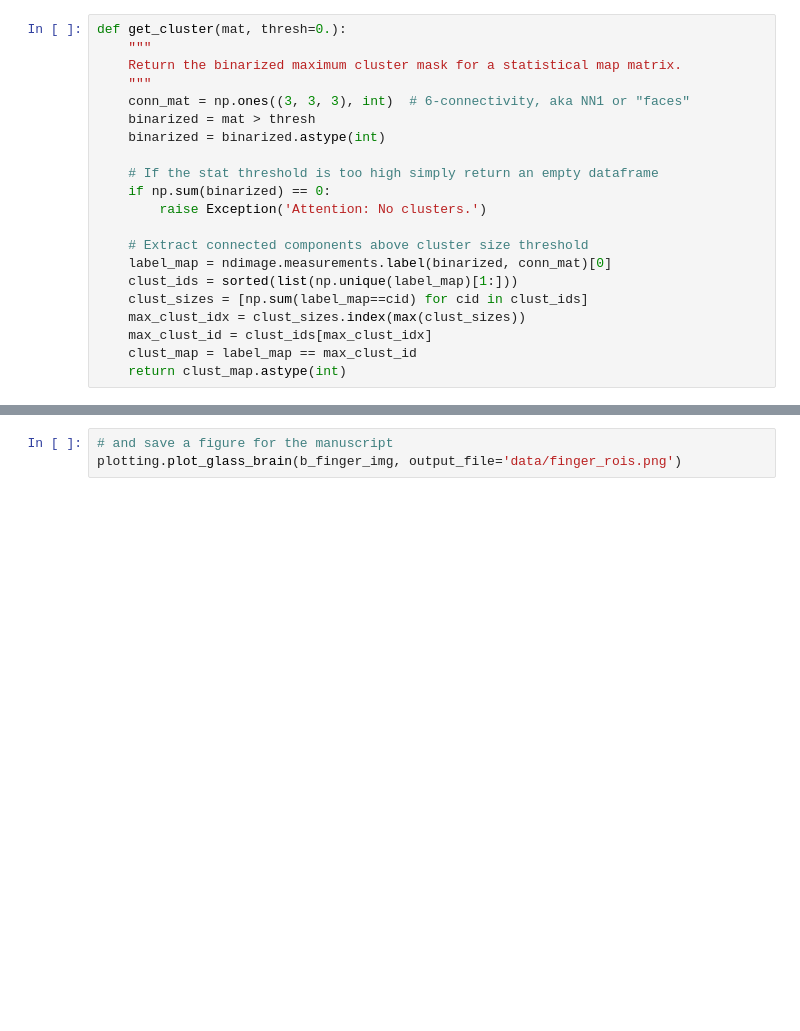
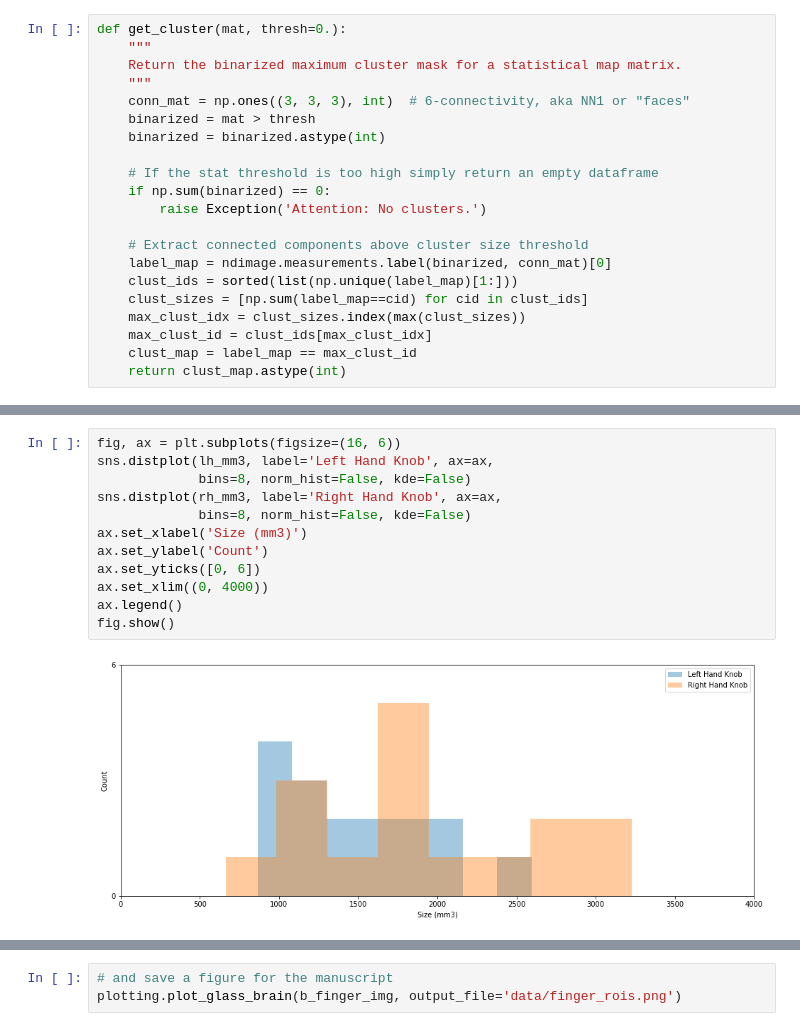
Before and after one commit to NBCLab/power-replication, a Jupyter notebook: experiment-3/make_fingertapping_ROIs.ipynb, the cells around one changed output, grey strips where cells are left out. Saved outputs shown, nothing was run; the diff lists cells and outputs as text; blank space fills up the shorter version.

```diff
--- a/experiment-3/make_fingertapping_ROIs.ipynb
+++ b/experiment-3/make_fingertapping_ROIs.ipynb
@@ -31,0 +63,14 @@ def get_cluster(mat, thresh=0.):
+# %%
+fig, ax = plt.subplots(figsize=(16, 6))
+sns.distplot(lh_mm3, label='Left Hand Knob', ax=ax,
+             bins=8, norm_hist=False, kde=False)
+sns.distplot(rh_mm3, label='Right Hand Knob', ax=ax,
+             bins=8, norm_hist=False, kde=False)
+ax.set_xlabel('Size (mm3)')
+ax.set_ylabel('Count')
+ax.set_yticks([0, 6])
+ax.set_xlim((0, 4000))
+ax.legend()
+fig.show()
+# %% [output]
+[figure, added]
```
Also changed, not shown: parts of 13 cells of this notebook, 8 other files.
